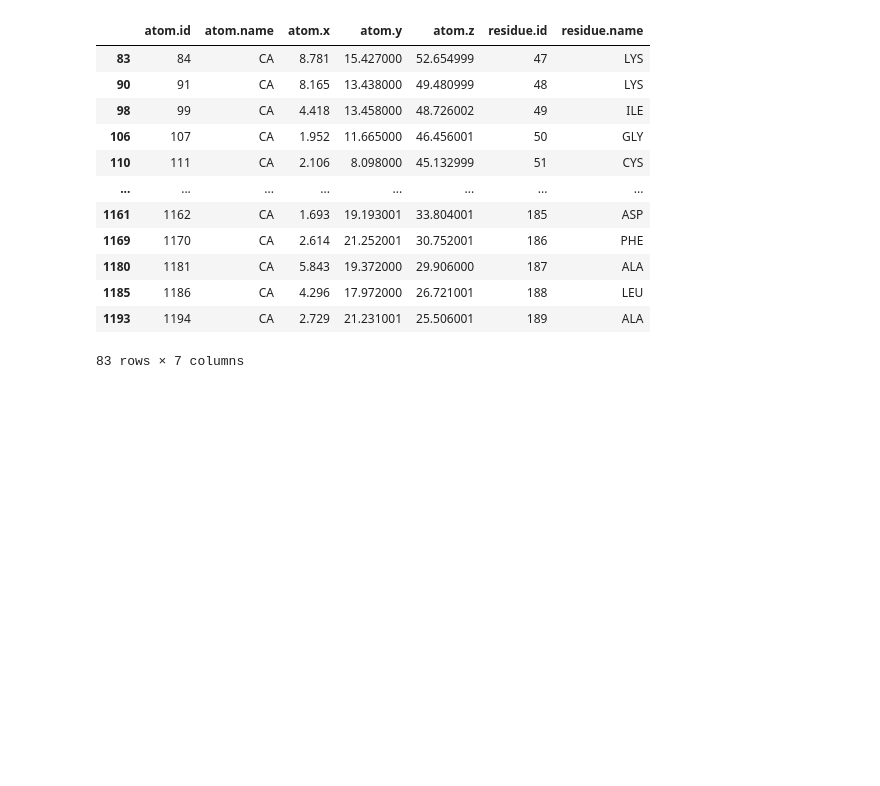
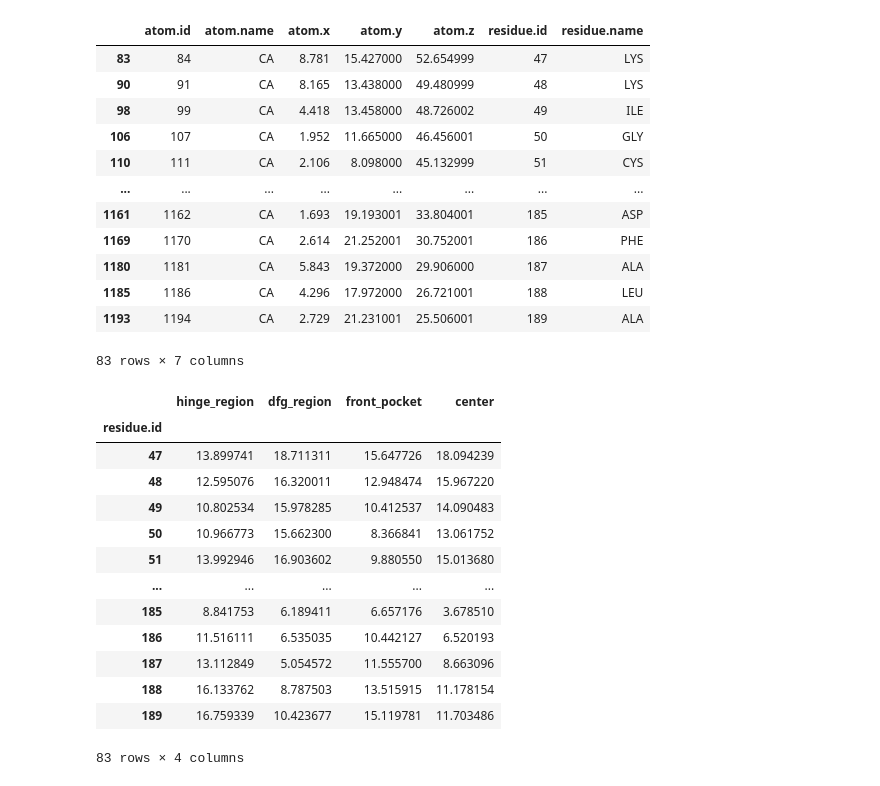
Before and after one commit to volkamerlab/kissim, a Jupyter notebook: docs/tutorials/features.ipynb, the cells around one changed output. Saved outputs shown, nothing was run; the diff lists cells and outputs as text; code cells hidden in the pictures; blank space fills up the shorter version.

```diff
--- a/docs/tutorials/features.ipynb
+++ b/docs/tutorials/features.ipynb
@@ -198,5 +196,5 @@ subpockets
 | 1 | [19, 24, 81] | dfg_region | cornflowerblue |
 | 2 | [10, 48, 72] | front_pocket | green |
 # %%
-pocket = KlifsPocket.from_structure_klifs_id(2222, subpockets, klifs_session=REMOTE)
+pocket = KlifsPocket.from_structure_klifs_id(2222, subpockets)
 # %% [output]
@@ -232,0 +235,35 @@ pocket.ca_atoms
+# %%
+distances = {}
+
+# Subpockets
+for _, subpocket in pocket.subpockets.iterrows():
+    distances[subpocket["subpocket.name"]] = []
+    for _, ca_atom in pocket.ca_atoms.iterrows():
+        subpocket_center_coord = subpocket["subpocket.center"]
+        ca_atom_coord = ca_atom[["atom.x", "atom.y", "atom.z"]].to_numpy()
+        distance = np.linalg.norm(subpocket_center_coord - ca_atom_coord)
+        distances[subpocket["subpocket.name"]].append(distance)
+
+# Pocket center
+distances["center"] = []
+for _, ca_atom in pocket.ca_atoms.iterrows():
+    ca_atom_coord = ca_atom[["atom.x", "atom.y", "atom.z"]].to_numpy()
+    distance = np.linalg.norm(pocket.center - ca_atom_coord)
+    distances["center"].append(distance)
+
+pd.DataFrame(distances, index=pocket.ca_atoms["residue.id"])
+# %% [output]
+|  | hinge_region | dfg_region | front_pocket | center |
+| residue.id |  |  |  |  |
+| 47 | 13.899741 | 18.711311 | 15.647726 | 18.094239 |
+| 48 | 12.595076 | 16.320011 | 12.948474 | 15.967220 |
+| 49 | 10.802534 | 15.978285 | 10.412537 | 14.090483 |
+| 50 | 10.966773 | 15.662300 | 8.366841 | 13.061752 |
+| 51 | 13.992946 | 16.903602 | 9.880550 | 15.013680 |
+| ... | ... | ... | ... | ... |
+| 185 | 8.841753 | 6.189411 | 6.657176 | 3.678510 |
+| 186 | 11.516111 | 6.535035 | 10.442127 | 6.520193 |
+| 187 | 13.112849 | 5.054572 | 11.555700 | 8.663096 |
+| 188 | 16.133762 | 8.787503 | 13.515915 | 11.178154 |
+| 189 | 16.759339 | 10.423677 | 15.119781 | 11.703486 |
+83 rows × 4 columns
```
Also changed, not shown: parts of 12 cells of this notebook, 10 other files.
